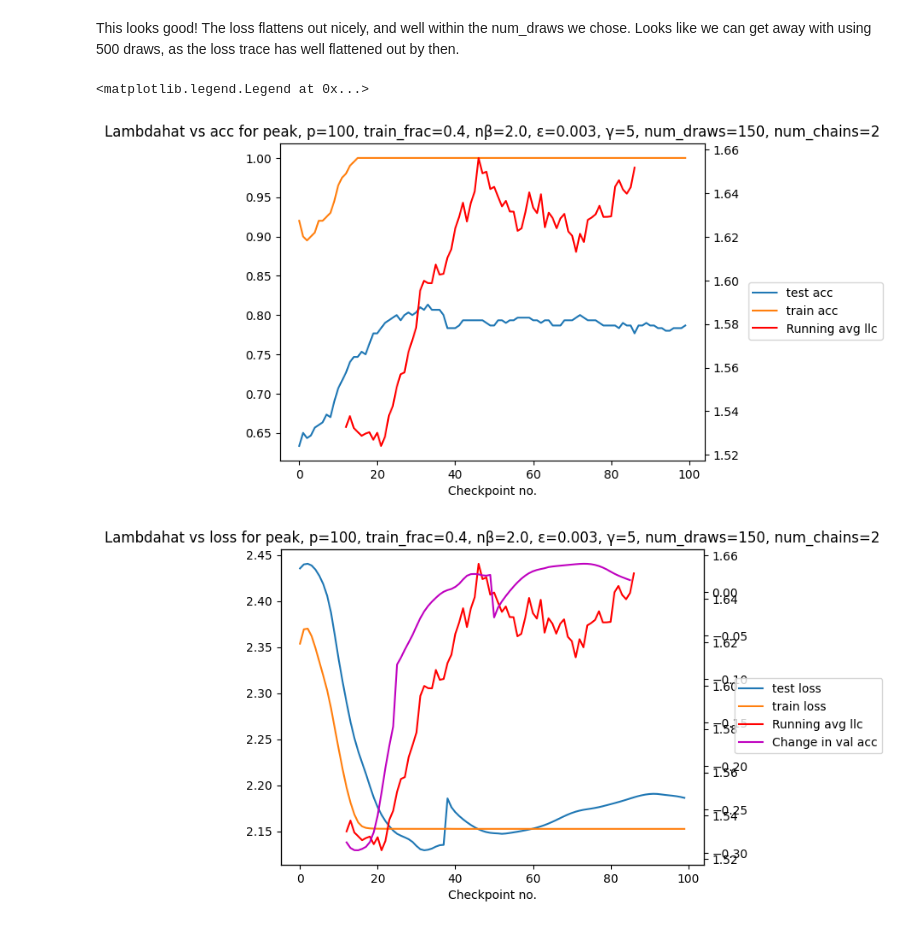
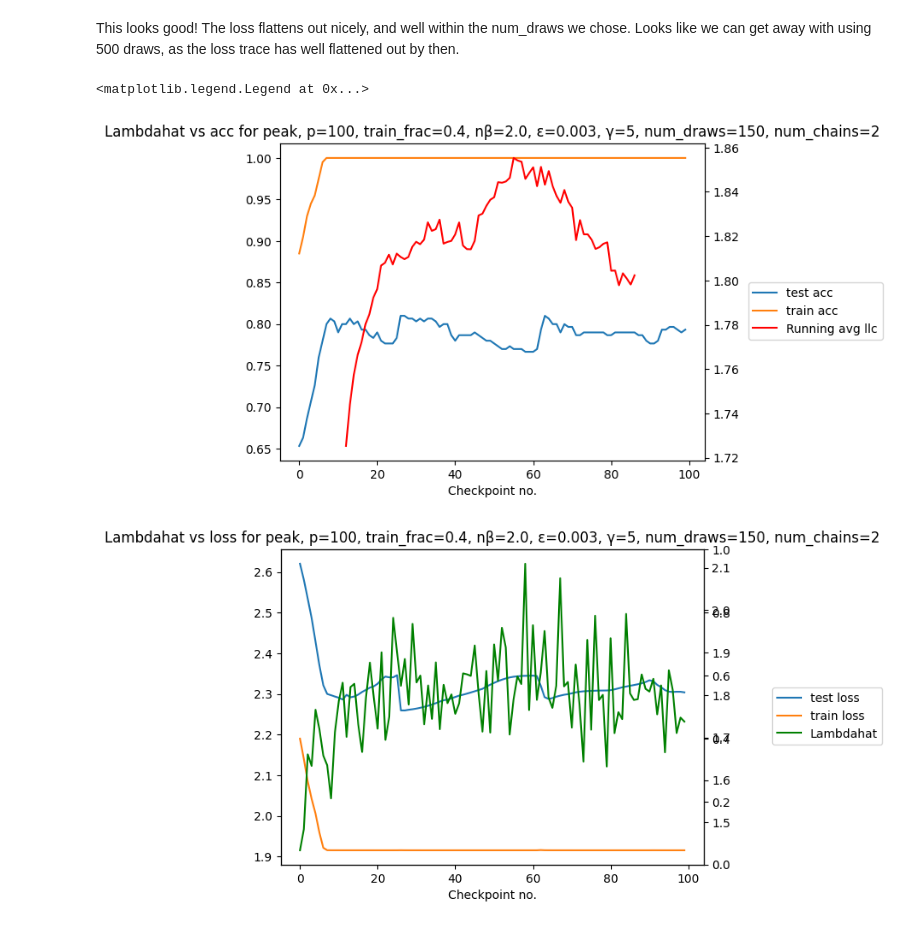
Before and after one commit to leo-du-03/llc-interpretability, a Jupyter notebook: llc_training/grokking/peak_small.ipynb, the cells around one changed output. Cells and saved outputs as stored; diff of their text form; code cells hidden in the pictures.

```diff
--- a/llc_training/grokking/peak_small.ipynb
+++ b/llc_training/grokking/peak_small.ipynb
@@ -51,7 +51,7 @@ class ExperimentParams:
     p: int = 100
     l: int = 5
     v = 10
-    n_batches: int = 10000
+    n_batches: int = 30000
     n_save_model_checkpoints: int = 100
     print_times: int = 100
     lr: float = 3e-3
@@ -139,7 +139,6 @@ def train(train_dataset, test_dataset, params, verbose=True):
         # Sample random batch of data
         batch = next(iter(train_loader))
         X, Y = batch
-        print(X)
         X, Y = X.to(params.device), Y.to(params.device)
         # Gradient update
         optimizer.zero_grad()
@@ -438,35 +418,35 @@ plt.title(
     f"Lambdahat vs acc for peak, p={params.p}, train_frac={params.train_frac}, nβ={nbeta:.1f}, ε={lr}, γ={gamma}, num_draws={num_draws}, num_chains={num_chains}"
 )
 
 window_size = 25
 
 run_avg_llc = calc_run_avg([llc["llc/mean"] for llc in llcs], window_size)
 delta_val_loss = calc_delta(df["val_loss"], 25)
 
 ax2 = ax1.twinx()
 ax1.plot(df["val_acc"], label="test acc")
 ax1.plot(df["train_acc"], label="train acc")
 # ax2.plot([llc["llc/mean"] for llc in llcs], color="g", label="Lambdahat")
 ax2.plot(run_avg_llc, color="r", label="Running avg llc")
 ax1.set_xlabel("Checkpoint no.")
 fig.legend(loc="center right")
 
 fig.show()
 
 fig, ax1 = plt.subplots()
 plt.title(
     f"Lambdahat vs loss for peak, p={params.p}, train_frac={params.train_frac}, nβ={nbeta:.1f}, ε={lr}, γ={gamma}, num_draws={num_draws}, num_chains={num_chains}"
 )
 ax2 = ax1.twinx()
 ax3 = ax1.twinx()
 ax1.plot(df["val_loss"], label="test loss")
 ax1.plot(df["train_loss"], label="train loss")
-ax3.plot(calc_run_avg(delta_val_loss[1:], window_size), color="m", label="Change in val acc")
-# ax2.plot([llc["llc/mean"] for llc in llcs], color="g", label="Lambdahat")
-ax2.plot(run_avg_llc, color="r", label="Running avg llc")
+# ax3.plot(calc_run_avg(delta_val_loss[1:], window_size), color="m", label="Change in val acc")
+ax2.plot([llc["llc/mean"] for llc in llcs], color="g", label="Lambdahat")
+# ax2.plot(run_avg_llc, color="r", label="Running avg llc")
 ax1.set_xlabel("Checkpoint no.")
 fig.legend(loc="center right")
 # %% [output]
 <matplotlib.legend.Legend at 0x...>
-[figure, old version]
+[figure, new version]
-[figure, old version]
+[figure, new version]
```
Also changed, not shown: parts of 6 cells of this notebook, 14 other files.
